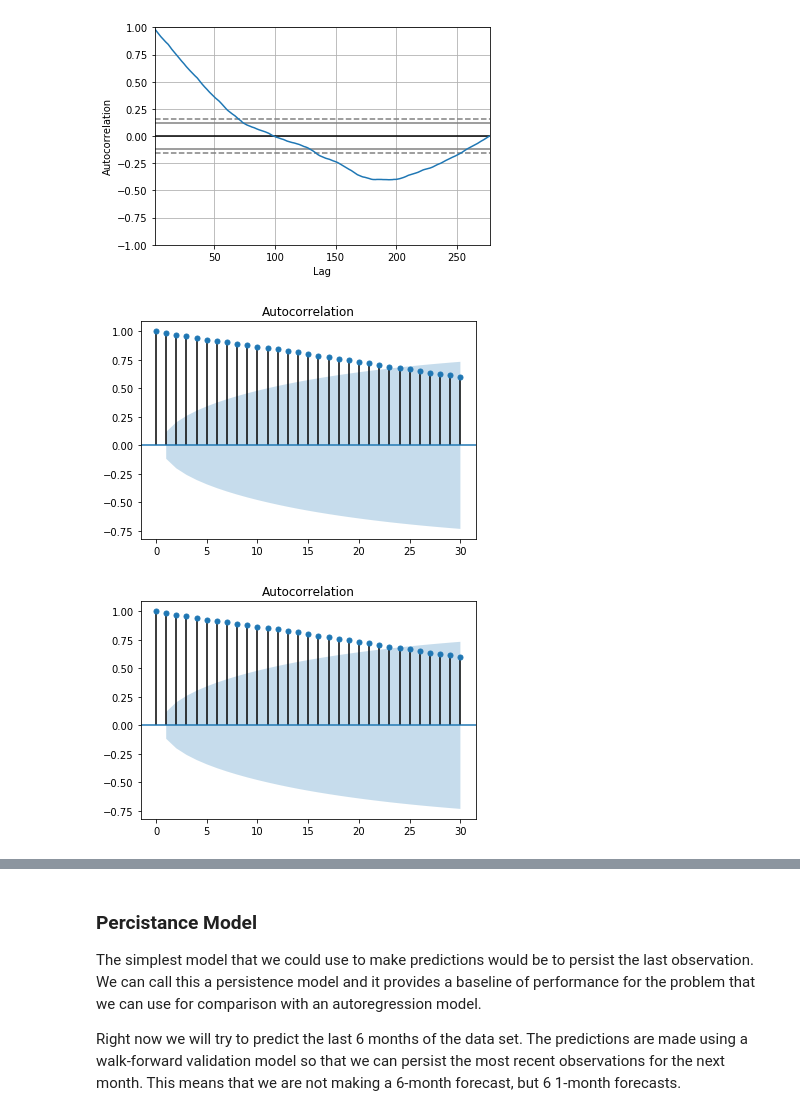
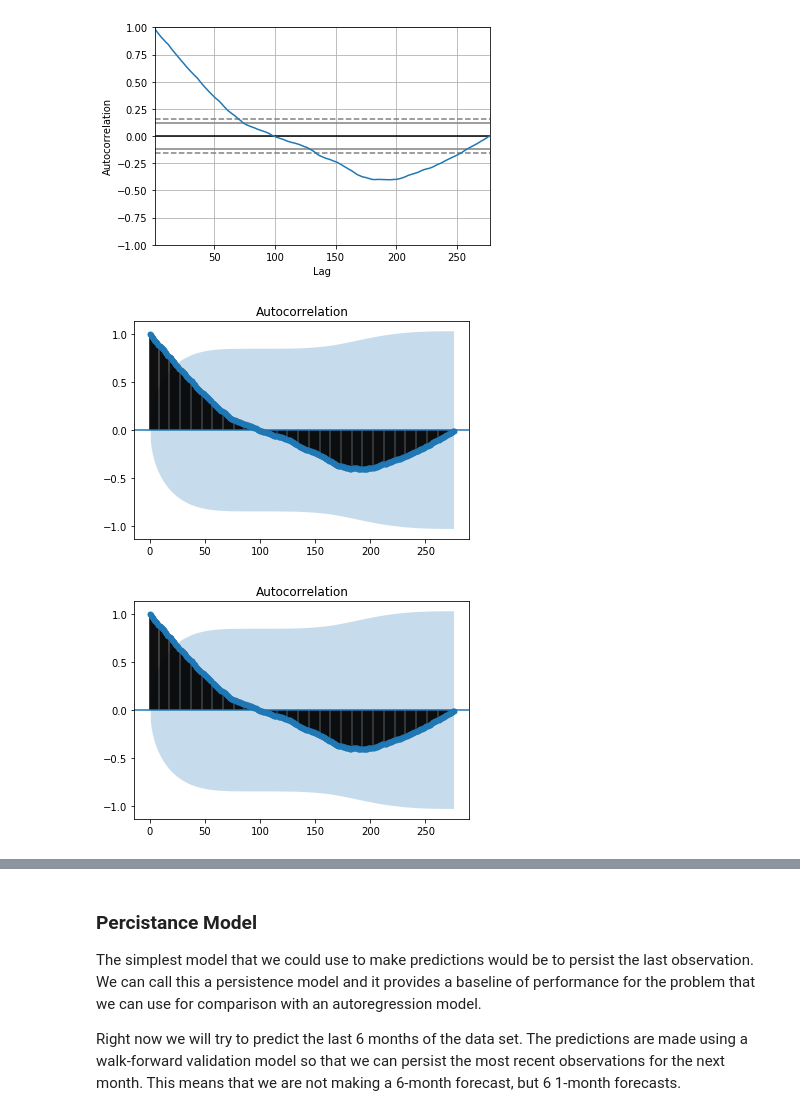
Before and after one commit to ahotaling/STAT_330_Project, a Jupyter notebook: Notebooks/stat330_initialdive.ipynb, the cells around one changed output, grey strips where cells are left out. Saved outputs shown, nothing was run; the diff lists cells and outputs as text; code cells hidden in the pictures.

```diff
--- a/Notebooks/stat330_initialdive.ipynb
+++ b/Notebooks/stat330_initialdive.ipynb
@@ -69,0 +66,3 @@ data['Datetime'] = pd.to_datetime(data[['Year', 'Month', 'Day']])
+# %%
+data['Datetime'] = pd.to_datetime(data[['Year', 'Month', 'Day']])
+data.iloc[:] = data.iloc[::-1].values
@@ -132,7 +140,7 @@ autocorrelation_plot(data['Electricity Price'])
 [figure]
 # %%
 from statsmodels.graphics.tsaplots import plot_acf
-plot_acf(data['Electricity Price'], lags=30)
+plot_acf(data['Electricity Price'])
 # %% [output]
-[figure, old version]
+[figure, new version]
-[figure, old version]
+[figure, new version]
```
Also changed, not shown: parts of 20 cells of this notebook.
